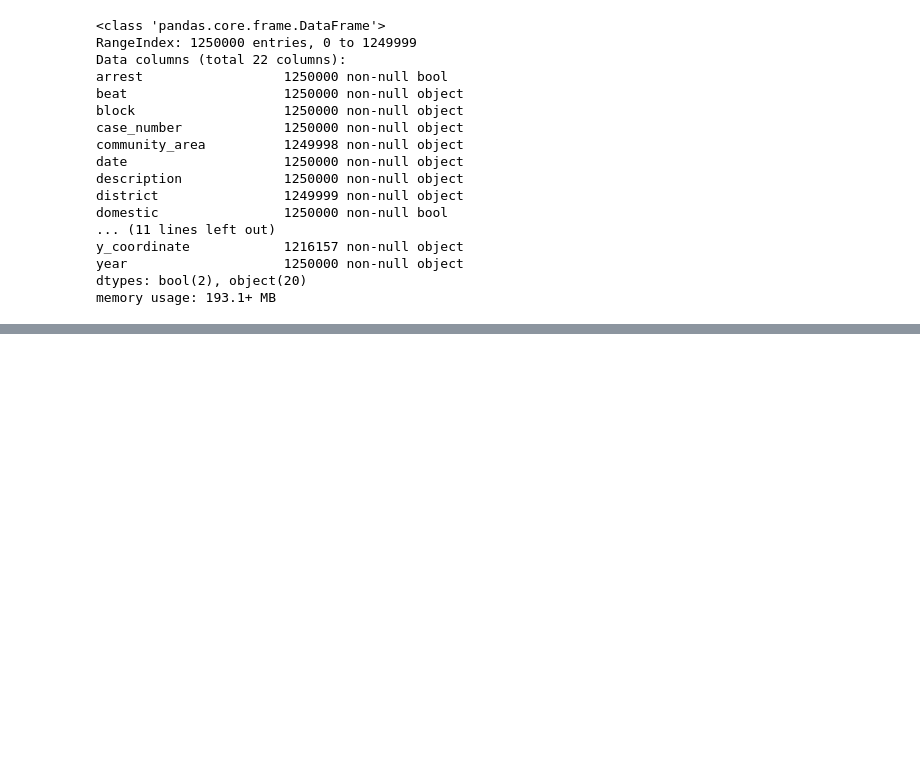
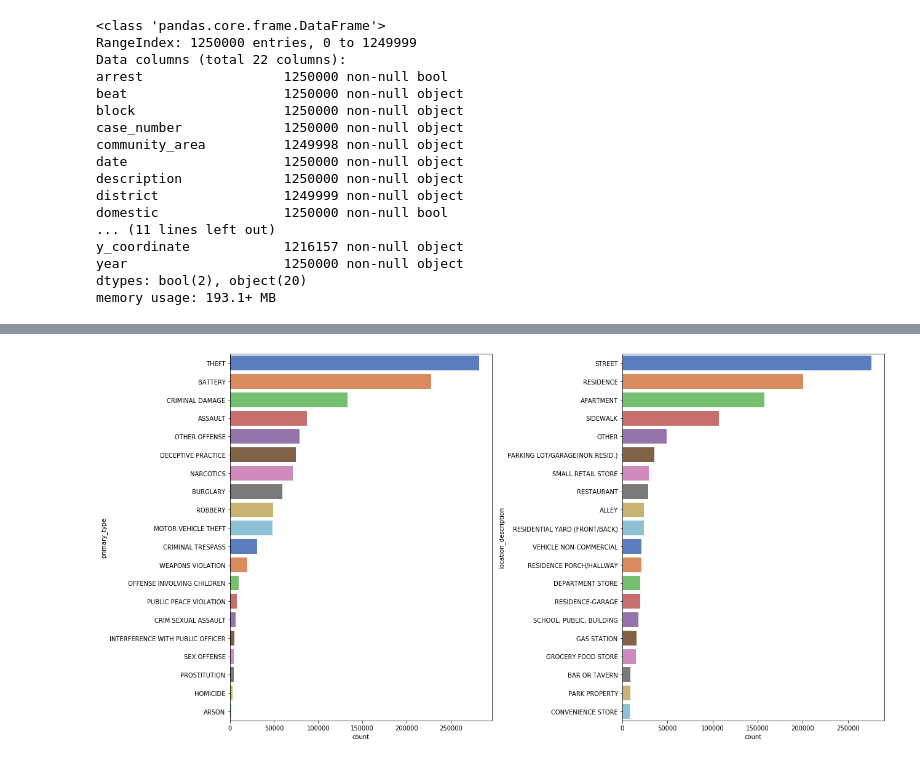
Before and after one commit to DKEENEY81/chicago_crime, a Jupyter notebook: ChicagoCrime.ipynb, the cells around one changed output, grey strips where cells are left out. Saved outputs shown, nothing was run; the diff lists cells and outputs as text; code cells hidden in the pictures; blank space fills up the shorter version.

```diff
--- a/ChicagoCrime.ipynb
+++ b/ChicagoCrime.ipynb
@@ -48,0 +65,11 @@ Crime.date.max()
+# %%
+Crime.dropna(inplace=True)
+# %%
+fig, ax =plt.subplots(1,2, figsize=(18,9))
+
+sns.countplot(y= 'primary_type', data = Crime, palette = 'muted', order = Crime['primary_type'].value_counts().iloc[:20].index, ax=ax[0])
+sns.countplot(y= 'location_description', data = Crime, palette = 'muted', order = Crime['location_description'].value_counts().iloc[:20].index, ax=ax[1])
+plt.tight_layout()
+plt.show()
+# %% [output]
+[figure, added]
```
Also changed, not shown: parts of 6 cells of this notebook, 2 other files.
